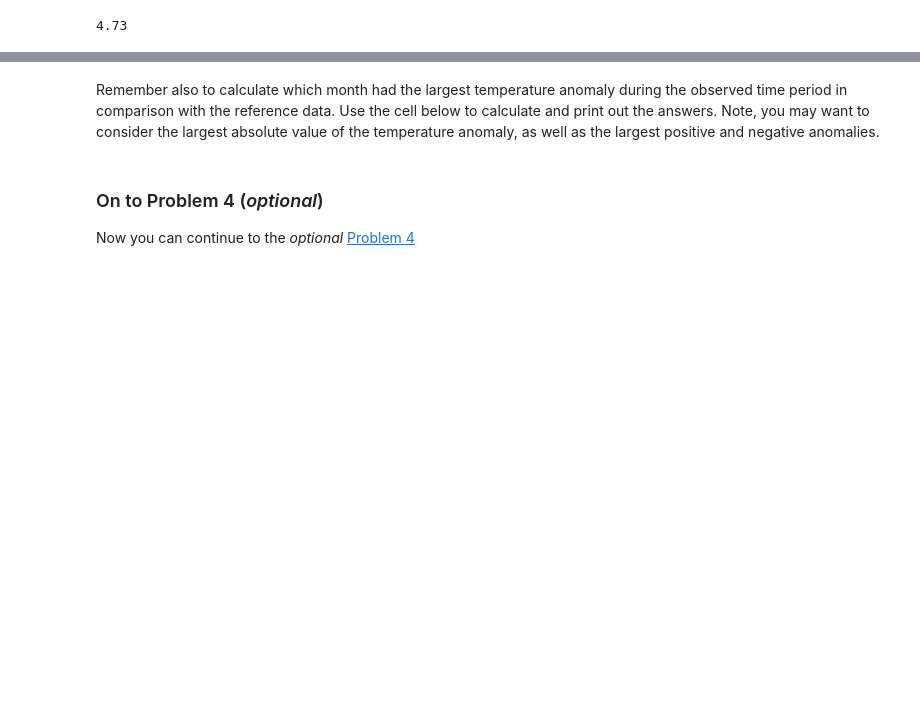
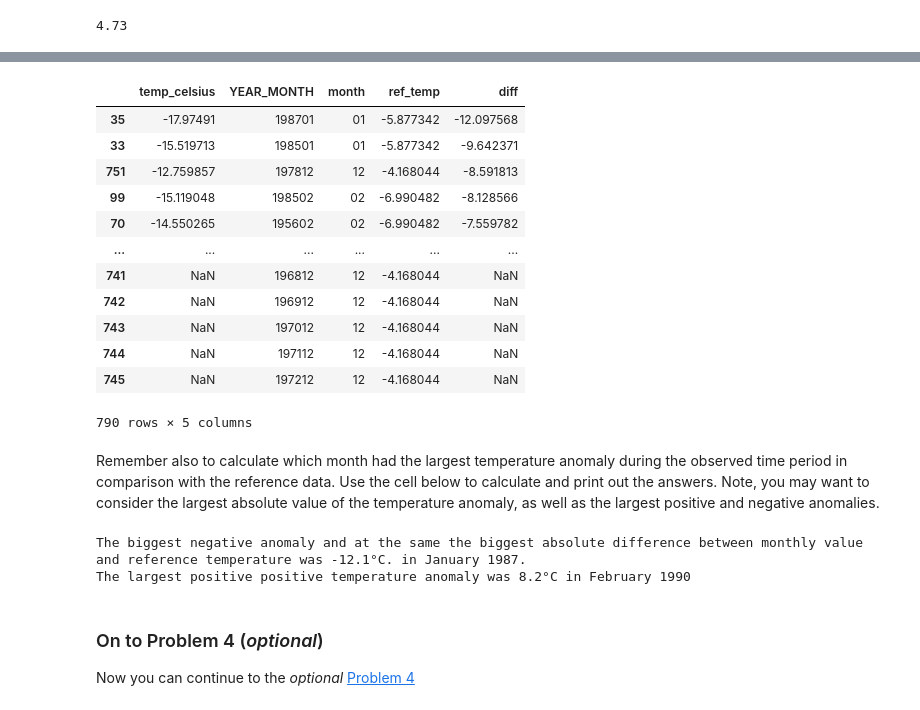
Before and after one commit to Geo-Python-2022/exercise-6-ellivikstedt, a Jupyter notebook: Exercise-6-problems-1-3.ipynb, the cells around one changed output, grey strips where cells are left out. Cells and saved outputs as stored; diff of their text form; code cells hidden in the pictures; blank space fills up the shorter version.

```diff
--- a/Exercise-6-problems-1-3.ipynb
+++ b/Exercise-6-problems-1-3.ipynb
@@ -278,2 +380,18 @@ monthly_data[["temp_celsius", "ref_temp", "diff"]].describe()
+# %%
+monthly_data.sort_values(by="diff", ascending=True)
+# %% [output]
+|  | temp_celsius | YEAR_MONTH | month | ref_temp | diff |
+| 35 | -17.97491 | 198701 | 01 | -5.877342 | -12.097568 |
+| 33 | -15.519713 | 198501 | 01 | -5.877342 | -9.642371 |
+| 751 | -12.759857 | 197812 | 12 | -4.168044 | -8.591813 |
+| 99 | -15.119048 | 198502 | 02 | -6.990482 | -8.128566 |
+| 70 | -14.550265 | 195602 | 02 | -6.990482 | -7.559782 |
+| ... | ... | ... | ... | ... | ... |
+| 741 | NaN | 196812 | 12 | -4.168044 | NaN |
+| 742 | NaN | 196912 | 12 | -4.168044 | NaN |
+| 743 | NaN | 197012 | 12 | -4.168044 | NaN |
+| 744 | NaN | 197112 | 12 | -4.168044 | NaN |
+| 745 | NaN | 197212 | 12 | -4.168044 | NaN |
+790 rows × 5 columns
 # %% [markdown]
 Remember also to calculate which month had the largest temperature anomaly during the observed time period in comparison with the reference data. Use the cell below to calculate and print out the answers. Note, you may want to consider the largest absolute value of the temperature anomaly, as well as the largest positive and negative anomalies.
@@ -283,3 +398,12 @@ raise NotImplementedError()
+# %%
+max_difference = monthly_data["diff"].max()
+min_difference = monthly_data["diff"].min()
+
+print(f"The biggest negative anomaly and at the same the biggest absolute difference between monthly value and reference temperature was {min_difference:.1f}°C. in January 1987.")
+print(f"The largest positive positive temperature anomaly was {max_difference:.1f}°C in February 1990")
+# %% [output]
+The biggest negative anomaly and at the same the biggest absolute difference between monthly value and reference temperature was -12.1°C. in January 1987.
+The largest positive positive temperature anomaly was 8.2°C in February 1990
 # %% [markdown]
 ### On to Problem 4 (*optional*)
 
```
Also changed, not shown: parts of 10 cells of this notebook.
